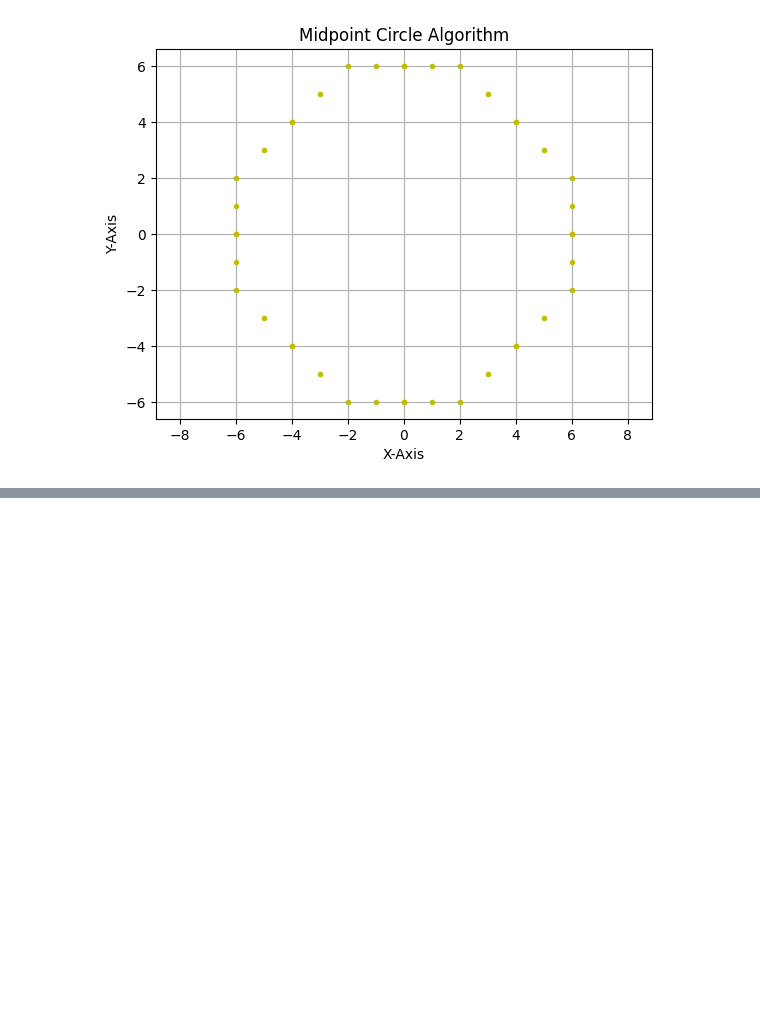
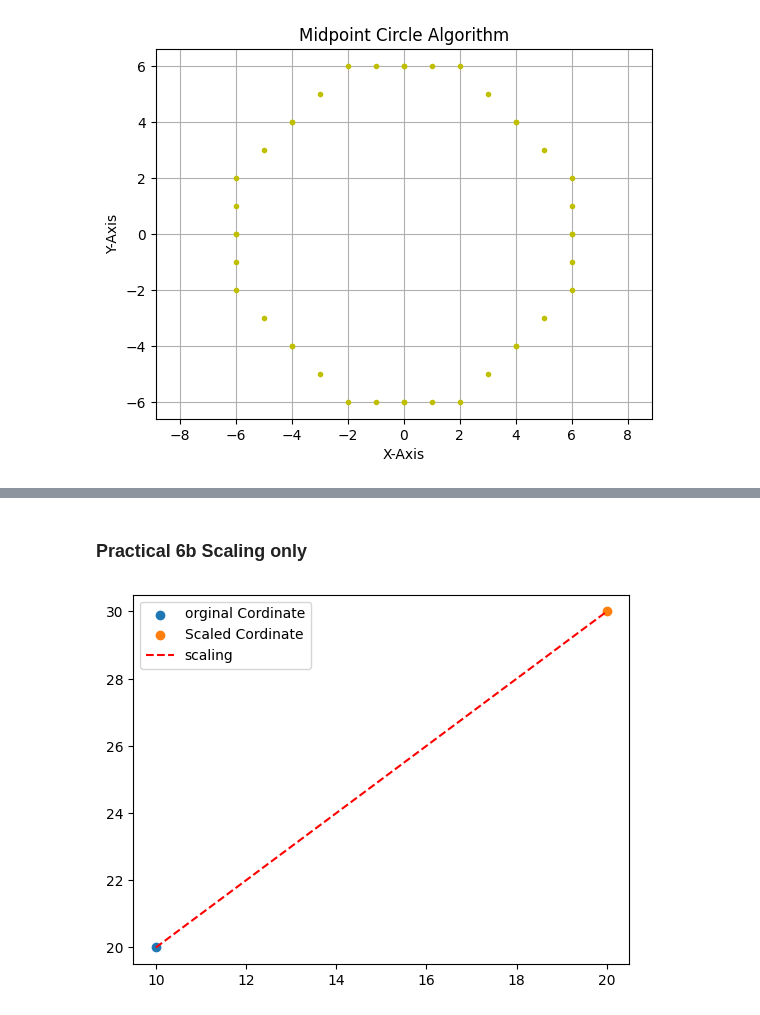
Before and after one commit to RitekPillai/CGPracticals, a Jupyter notebook: MatPlotCourse.ipynb, the cells around one changed output, grey strips where cells are left out. Cells and saved outputs as stored; diff of their text form; code cells hidden in the pictures; blank space fills up the shorter version.

```diff
--- a/MatPlotCourse.ipynb
+++ b/MatPlotCourse.ipynb
@@ -212,0 +215,22 @@ plt.show()
+# %% [markdown]
+### **Practical 6b Scaling only**
+# %%
+def Scaling(x,y,s1,s2):
+  x1=x*s1
+  y2=y*s2
+  return(x1,y1)
+
+x=10
+y=20
+sx=2
+sy=2
+plt.scatter(x,y,label="orginal Cordinate")
+x1,y1=Scaling(x,y,sx,sy)
+plt.scatter(x1,y1,label="Scaled Cordinate")
+plt.plot([x,x1],[y,y1],"r--",label="scaling")
+
+
+plt.legend()
+plt.show()
+# %% [output]
+[figure, added]
```
Also changed, not shown: parts of 3 cells of this notebook.
